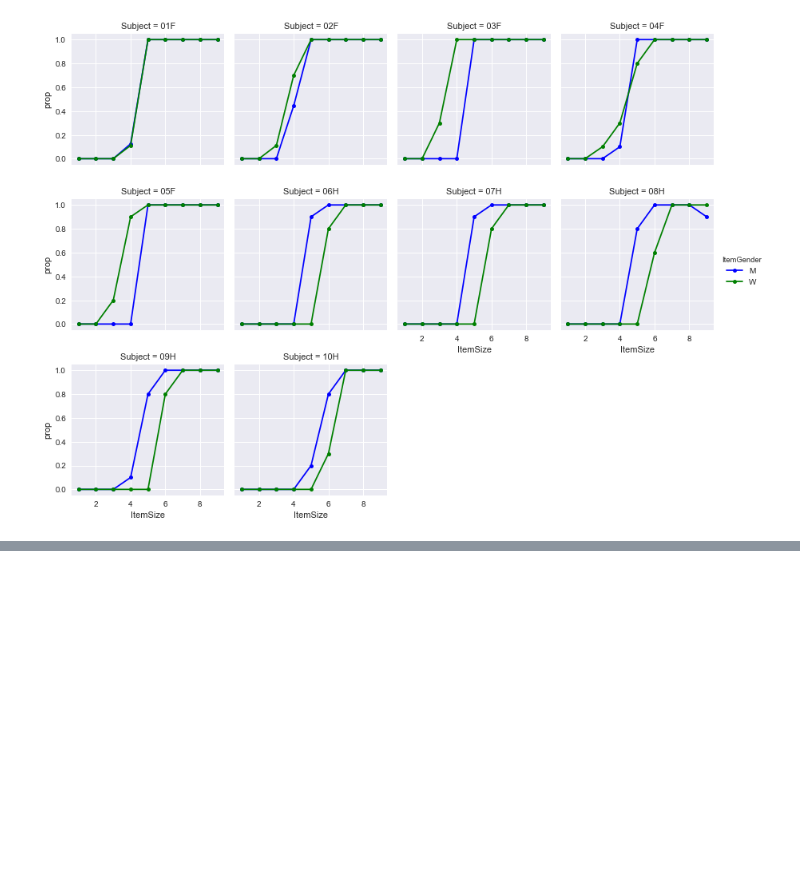
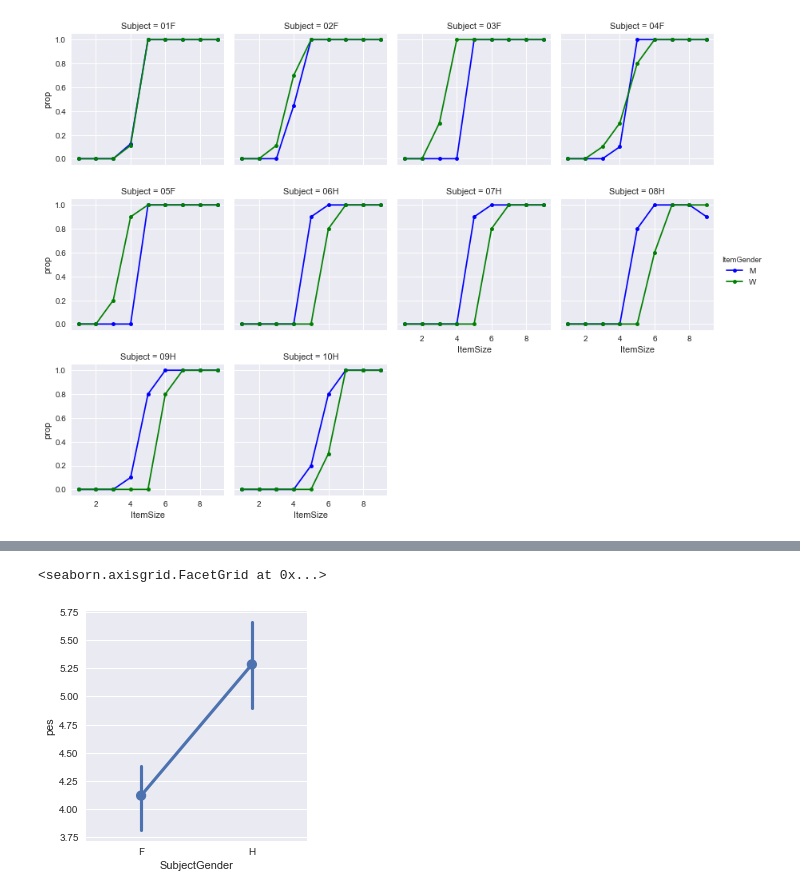
Before and after one commit to Lx37/formation_python_nsco_2017, a Jupyter notebook: NB_sans_reponses/exo_final.ipynb, the cells around one changed output, grey strips where cells are left out. Cells and saved outputs as stored; diff of their text form; code cells hidden in the pictures; blank space fills up the shorter version.

```diff
--- a/NB_sans_reponses/exo_final.ipynb
+++ b/NB_sans_reponses/exo_final.ipynb
@@ -300,0 +355,18 @@ grid.add_legend()
+# %%
+# on trouve la PES pour chaque subjet/ItemGender
+# valeur de Item size quand prop est proche de 0.5
+
+index = pd.MultiIndex.from_product([subjects, item_genders], names=['Subject', 'ItemGender'])
+all_pes = pd.DataFrame(index=index, columns=['pes'], dtype='float64')
+
+
+x = np.arange(1,9,0.01)
+for subject in subjects:
+    for item_gender in item_genders:
+        fit_func = all_fit[(subject, item_gender)]
+        y = fit_func(x)
+        ind = np.argmin(np.abs(y-.5))
+        all_pes.loc[(subject, item_gender), 'pes'] = x[ind]
+
+#all_pes = all_pes.unstack('ItemGender')
+all_pes
@@ -300,0 +394,5 @@ grid.add_legend()
+# %%
+# Petite ruse pour récupérer le genre sans soucis
+all_pes = all_pes.reset_index()
+all_pes['SubjectGender'] = all_pes['Subject'].apply(lambda s: s[-1])
+all_pes
@@ -300,0 +417,8 @@ grid.add_legend()
+# %%
+# par SubjectGender
+m1 = all_pes.groupby(['SubjectGender'])['pes'].mean()
+sns.factorplot(data=all_pes, x='SubjectGender',
+               pallette=colors_item_gender, y='pes')
+# %% [output]
+<seaborn.axisgrid.FacetGrid at 0x...>
+[figure, added]
```
Also changed, not shown: parts of 11 cells of this notebook.
